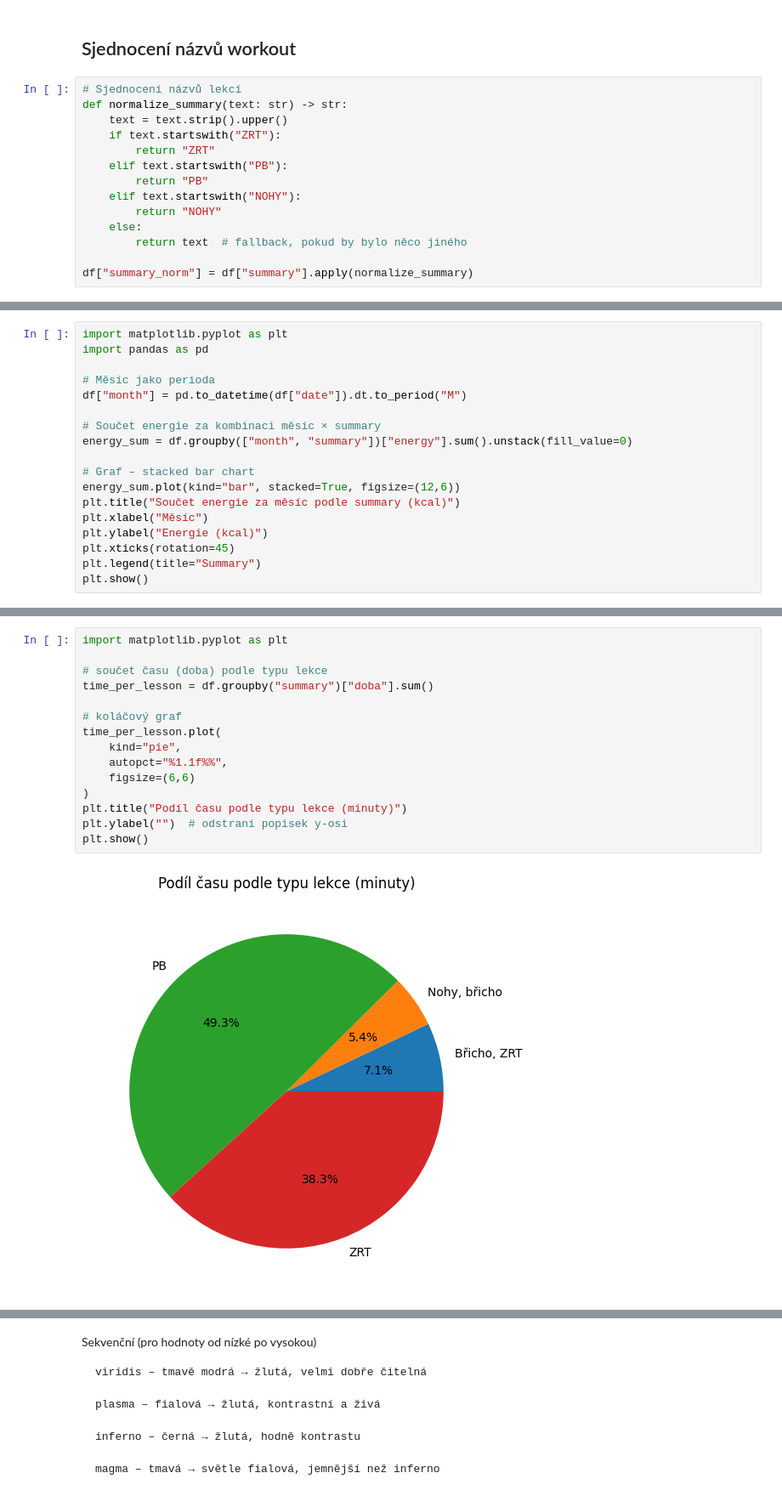
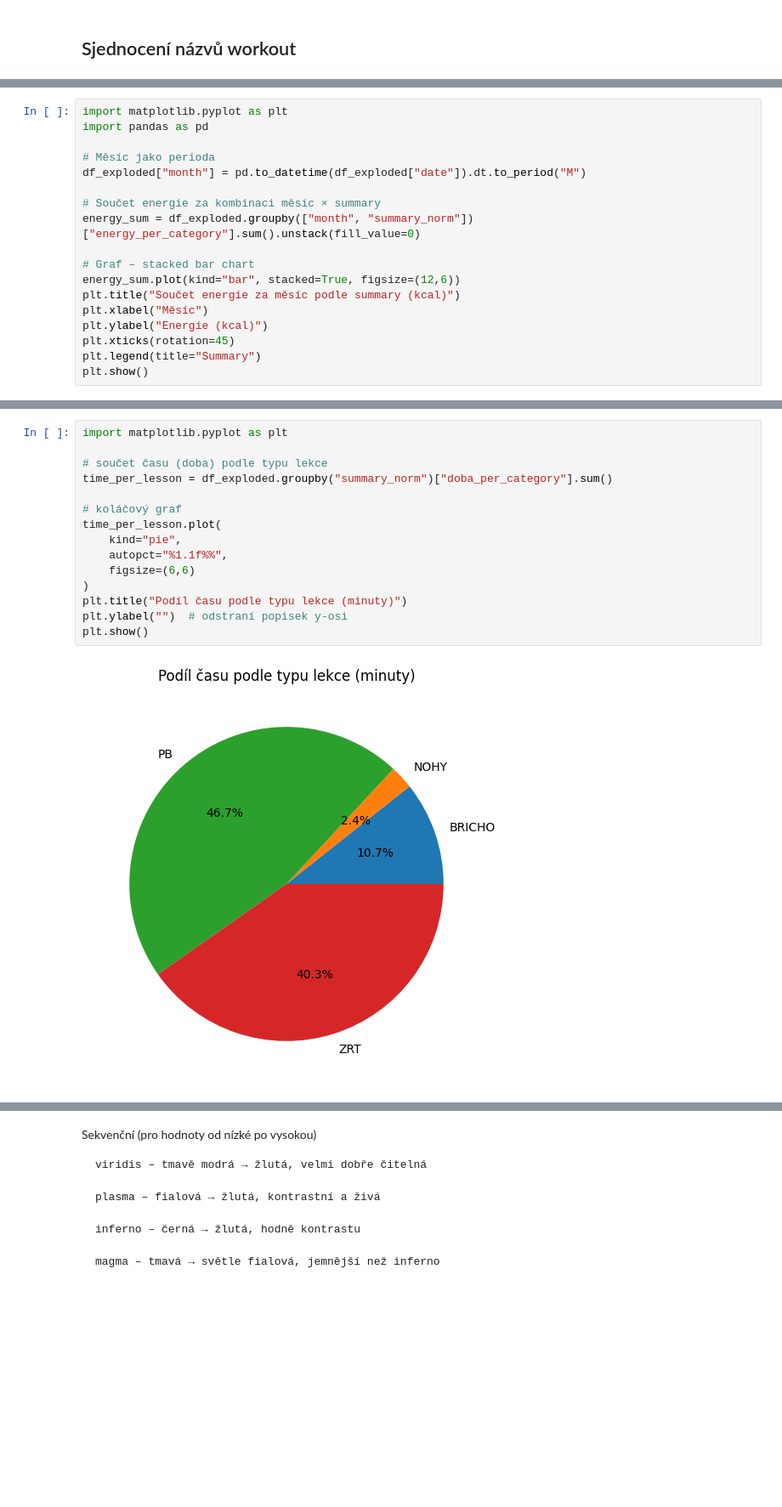
Before and after one commit to MarekCoderslab/TOPFIT, a Jupyter notebook: TOPFit_workout.ipynb, the cells around one changed output, grey strips where cells are left out. Shown at 85% size. Cells and saved outputs as stored; diff of their text form; blank space fills up the shorter version.

```diff
--- a/TOPFit_workout.ipynb
+++ b/TOPFit_workout.ipynb
@@ -264,17 +261,3 @@ print(df)
 # cmd - shift - /
 # %% [markdown]
 ## Sjednocení názvů workout
-# %%
-# Sjednocení názvů lekcí
-def normalize_summary(text: str) -> str:
-    text = text.strip().upper()
-    if text.startswith("ZRT"):
-        return "ZRT"
-    elif text.startswith("PB"):
-        return "PB"
-    elif text.startswith("NOHY"):
-        return "NOHY"
-    else:
-        return text  # fallback, pokud by bylo něco jiného
-
-df["summary_norm"] = df["summary"].apply(normalize_summary)
@@ -283,10 +349,10 @@ import matplotlib.pyplot as plt
 import pandas as pd
 
 # Měsíc jako perioda
-df["month"] = pd.to_datetime(df["date"]).dt.to_period("M")
+df_exploded["month"] = pd.to_datetime(df_exploded["date"]).dt.to_period("M")
 
 # Součet energie za kombinaci měsíc × summary
-energy_sum = df.groupby(["month", "summary"])["energy"].sum().unstack(fill_value=0)
+energy_sum = df_exploded.groupby(["month", "summary_norm"])["energy_per_category"].sum().unstack(fill_value=0)
 
 # Graf – stacked bar chart
 energy_sum.plot(kind="bar", stacked=True, figsize=(12,6))
@@ -321,18 +407,18 @@ df
 # %%
 import matplotlib.pyplot as plt
 
 # součet času (doba) podle typu lekce
-time_per_lesson = df.groupby("summary")["doba"].sum()
+time_per_lesson = df_exploded.groupby("summary_norm")["doba_per_category"].sum()
 
 # koláčový graf
 time_per_lesson.plot(
     kind="pie",
     autopct="%1.1f%%",
     figsize=(6,6)
 )
 plt.title("Podíl času podle typu lekce (minuty)")
 plt.ylabel("")  # odstraní popisek y-osi
 plt.show()
 # %% [output]
-[figure, old version]
+[figure, new version]
 # %%
```
Also changed, not shown: parts of 9 cells of this notebook, 2 other files.
